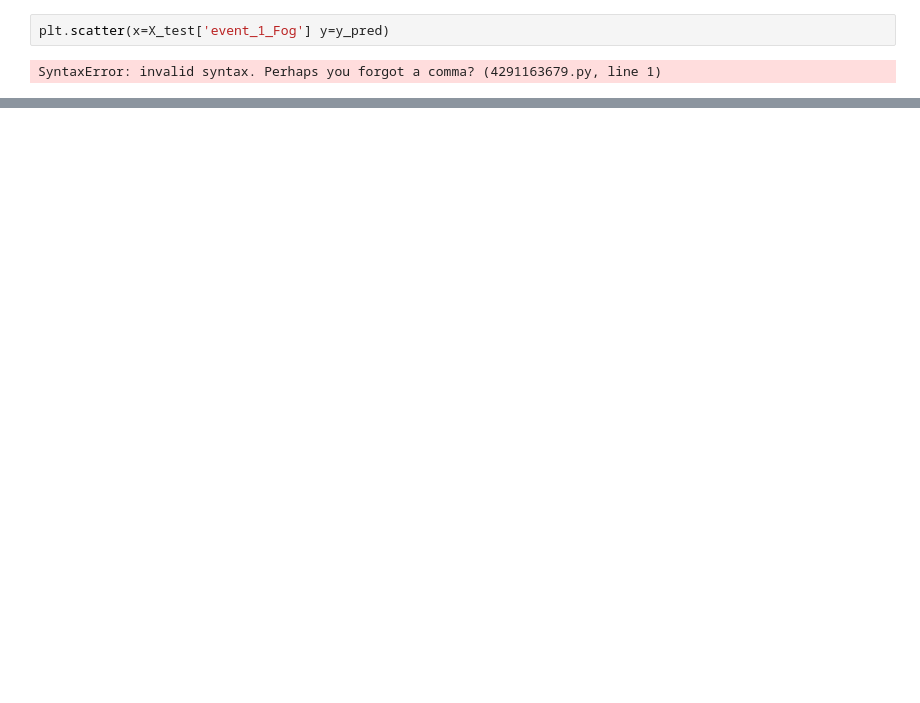
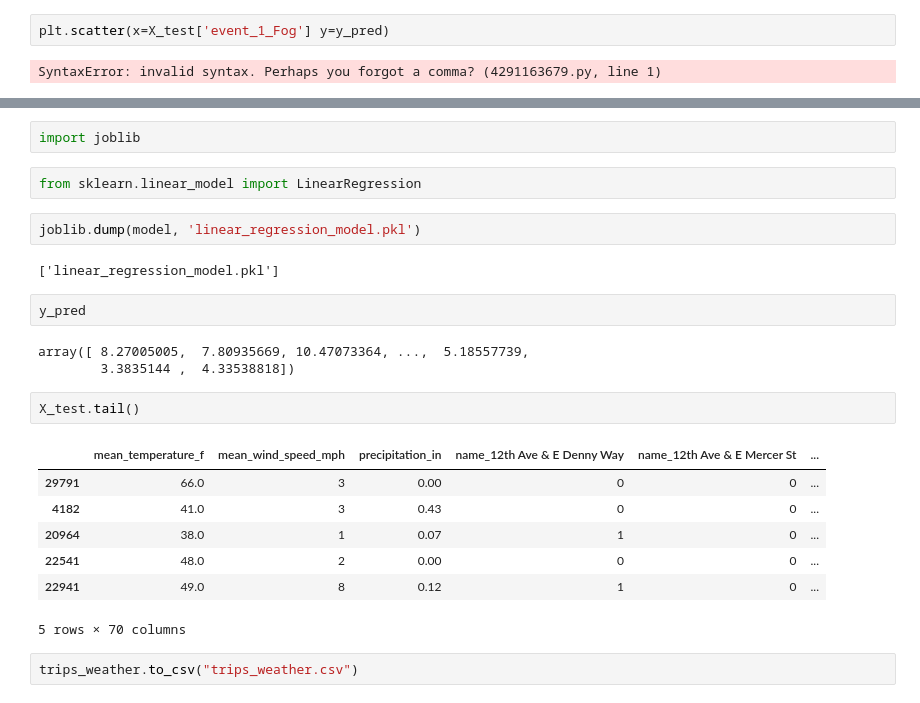
Before and after one commit to AndrewBoyne/my_qa_repo, a Jupyter notebook: Week 9/E1 After Linear Regression plots 1157.ipynb, the cells around one changed output, grey strips where cells are left out. Cells and saved outputs as stored; diff of their text form; blank space fills up the shorter version.

```diff
--- a/Week 9/E1 After Linear Regression plots 1157.ipynb
+++ b/Week 9/E1 After Linear Regression plots 1157.ipynb
@@ -318,0 +319,25 @@ plt.scatter(x=X_test['mean_wind_speed_mph'], y=y_pred)
+# %%
+import joblib
+# %%
+from sklearn.linear_model import LinearRegression
+# %%
+joblib.dump(model, 'linear_regression_model.pkl')
+# %% [output]
+['linear_regression_model.pkl']
+# %%
+y_pred
+# %% [output]
+array([ 8.27005005,  7.80935669, 10.47073364, ...,  5.18557739,
+        3.3835144 ,  4.33538818])
+# %%
+X_test.tail()
+# %% [output]
+|  | mean_temperature_f | mean_wind_speed_mph | precipitation_in | name_12th Ave & E Denny Way | name_12th Ave & E Mercer St | ... |
+| 29791 | 66.0 | 3 | 0.00 | 0 | 0 | ... |
+| 4182 | 41.0 | 3 | 0.43 | 0 | 0 | ... |
+| 20964 | 38.0 | 1 | 0.07 | 1 | 0 | ... |
+| 22541 | 48.0 | 2 | 0.00 | 0 | 0 | ... |
+| 22941 | 49.0 | 8 | 0.12 | 1 | 0 | ... |
+5 rows × 70 columns
+# %%
+trips_weather.to_csv("trips_weather.csv")
```
Also changed, not shown: parts of 9 cells of this notebook, 4 other files.
